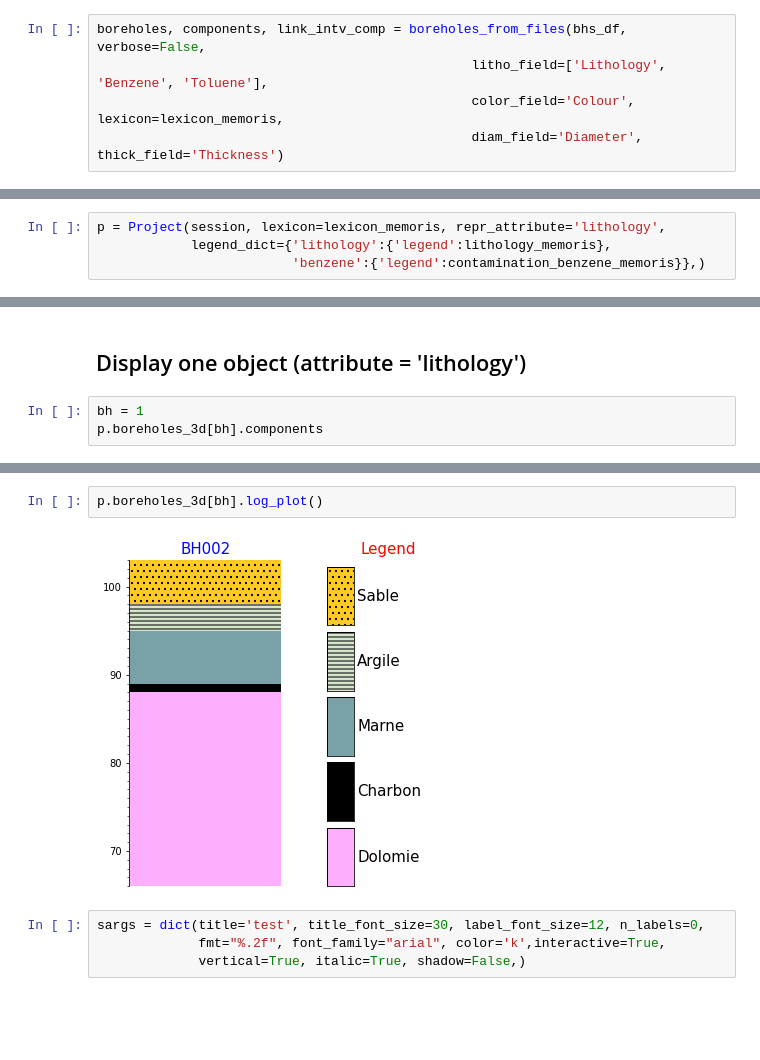
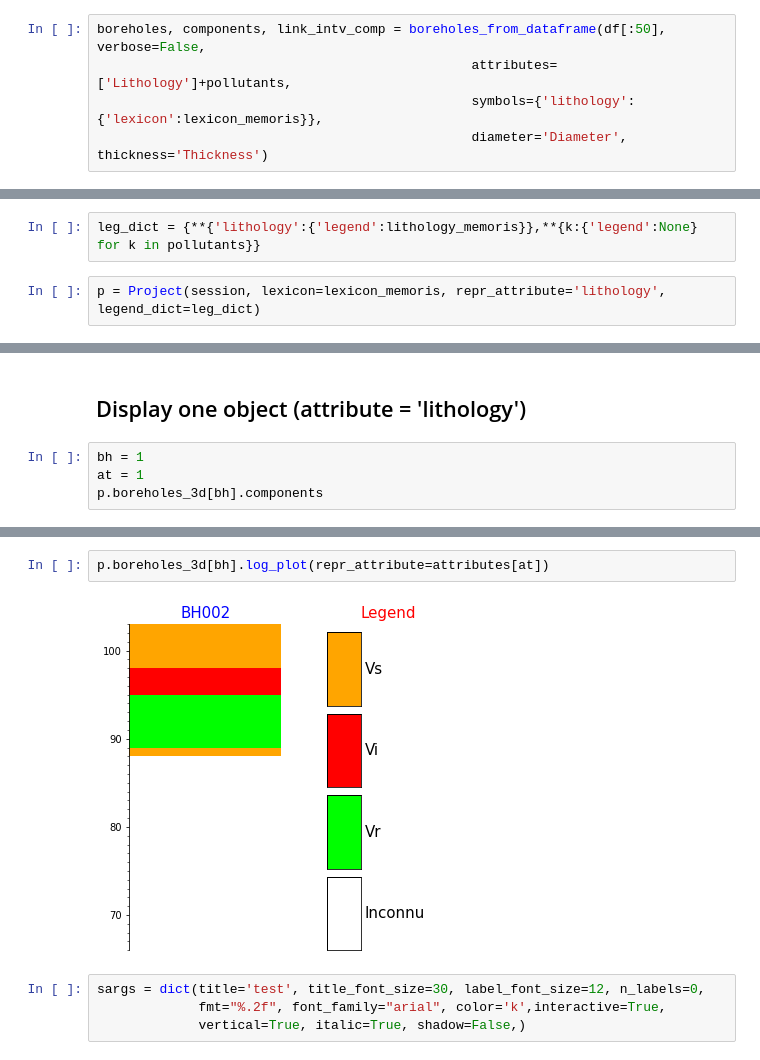
Before and after one commit to kaufmanno/GSDMA, a Jupyter notebook: playground/TFE_test/Boreholes_representation.ipynb, the cells around one changed output, grey strips where cells are left out. Saved outputs shown, nothing was run; the diff lists cells and outputs as text; blank space fills up the shorter version.

Commit message:
Fixes issue #120; changes core/ modules names (omf -> visual, core -> project); modifies lexicon file

```diff
--- a/playground/TFE_test/Boreholes_representation.ipynb
+++ b/playground/TFE_test/Boreholes_representation.ipynb
@@ -82,6 +94,6 @@ bhs_df=[df[0:50]] # list of dataframes
 # %%
-boreholes, components, link_intv_comp = boreholes_from_files(bhs_df, verbose=False,
-                                                litho_field=['Lithology', 'Benzene', 'Toluene'],
-                                                color_field='Colour', lexicon=lexicon_memoris,
-                                                diam_field='Diameter', thick_field='Thickness')
+boreholes, components, link_intv_comp = boreholes_from_dataframe(df[:50], verbose=False,
+                                                attributes=['Lithology']+pollutants,
+                                                symbols={'lithology':{'lexicon':lexicon_memoris}},
+                                                diameter='Diameter', thickness='Thickness')
 # %% [output]
@@ -162,8 +202,8 @@ Session = sessionmaker(bind=engine)
 session = Session()
 # %% [markdown]
 ## Define project legend(s) and default attribute for representation
+# %%
+leg_dict = {**{'lithology':{'legend':lithology_memoris}},**{k:{'legend':None} for k in pollutants}}
 # %%
-p = Project(session, lexicon=lexicon_memoris, repr_attribute='lithology',
-            legend_dict={'lithology':{'legend':lithology_memoris},
-                         'benzene':{'legend':contamination_benzene_memoris}},)
+p = Project(session, lexicon=lexicon_memoris, repr_attribute='lithology', legend_dict=leg_dict)
 # %% [output]
@@ -297,5 +400,6 @@ p.legend_dict[attributes[0]]['cmap']
 ## Display one object (attribute = 'lithology')
 # %%
 bh = 1
+at = 1
 p.boreholes_3d[bh].components
 # %% [output]
@@ -307,7 +421,7 @@ p.boreholes_3d[bh].components
 # %%
-p.boreholes_3d[bh].log_plot()
+p.boreholes_3d[bh].log_plot(repr_attribute=attributes[at])
 # %% [output]
-[figure, old version]
+[figure, new version]
 # %%
 sargs = dict(title='test', title_font_size=30, label_font_size=12, n_labels=0,
              fmt="%.2f", font_family="arial", color='k',interactive=True,
```
Also changed, not shown: parts of 46 cells of this notebook, 25 other files.
